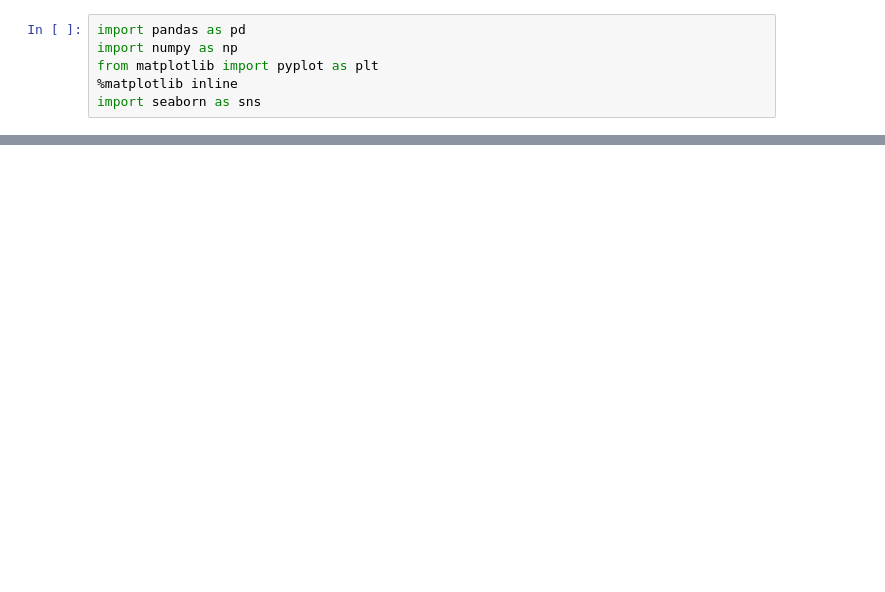
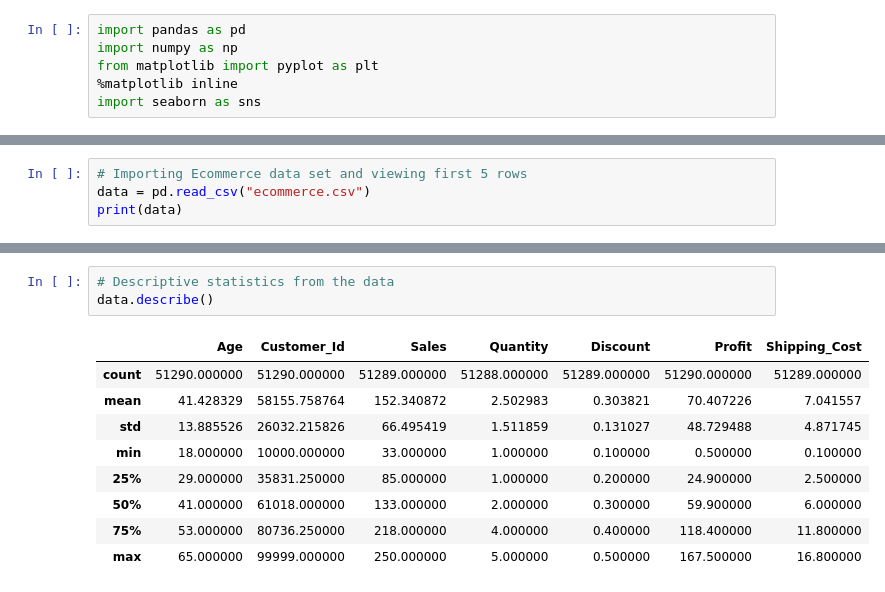
Before and after one commit to PK-Arthur/Ecommerce_analysis, a Jupyter notebook: Marketing_channel_analysis_PK.ipynb, the cells around one changed output, grey strips where cells are left out. Saved outputs shown, nothing was run; the diff lists cells and outputs as text; blank space fills up the shorter version.

```diff
--- a/Marketing_channel_analysis_PK.ipynb
+++ b/Marketing_channel_analysis_PK.ipynb
@@ -262,0 +7,4 @@ array([25])
+# %%
+# Importing Ecommerce data set and viewing first 5 rows
+data = pd.read_csv("ecommerce.csv")
+print(data)
@@ -262,0 +29,13 @@ array([25])
+# %%
+# Descriptive statistics from the data
+data.describe()
+# %% [output]
+|  | Age | Customer_Id | Sales | Quantity | Discount | Profit | Shipping_Cost |
+| count | 51290.000000 | 51290.000000 | 51289.000000 | 51288.000000 | 51289.000000 | 51290.000000 | 51289.000000 |
+| mean | 41.428329 | 58155.758764 | 152.340872 | 2.502983 | 0.303821 | 70.407226 | 7.041557 |
+| std | 13.885526 | 26032.215826 | 66.495419 | 1.511859 | 0.131027 | 48.729488 | 4.871745 |
+| min | 18.000000 | 10000.000000 | 33.000000 | 1.000000 | 0.100000 | 0.500000 | 0.100000 |
+| 25% | 29.000000 | 35831.250000 | 85.000000 | 1.000000 | 0.200000 | 24.900000 | 2.500000 |
+| 50% | 41.000000 | 61018.000000 | 133.000000 | 2.000000 | 0.300000 | 59.900000 | 6.000000 |
+| 75% | 53.000000 | 80736.250000 | 218.000000 | 4.000000 | 0.400000 | 118.400000 | 11.800000 |
+| max | 65.000000 | 99999.000000 | 250.000000 | 5.000000 | 0.500000 | 167.500000 | 16.800000 |
```
Also changed, not shown: parts of 77 cells of this notebook.
